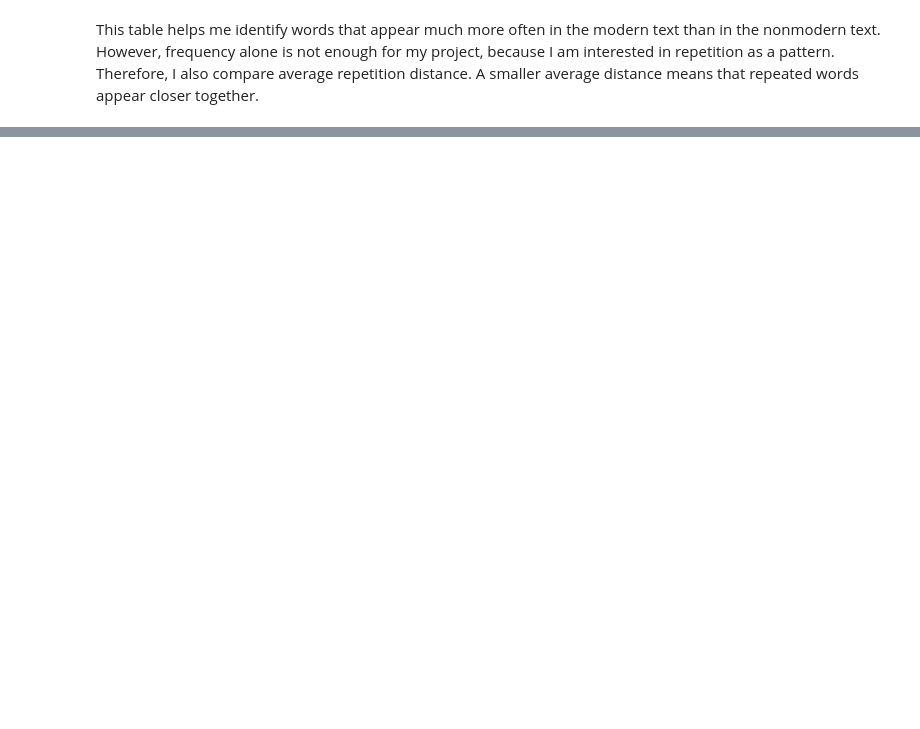
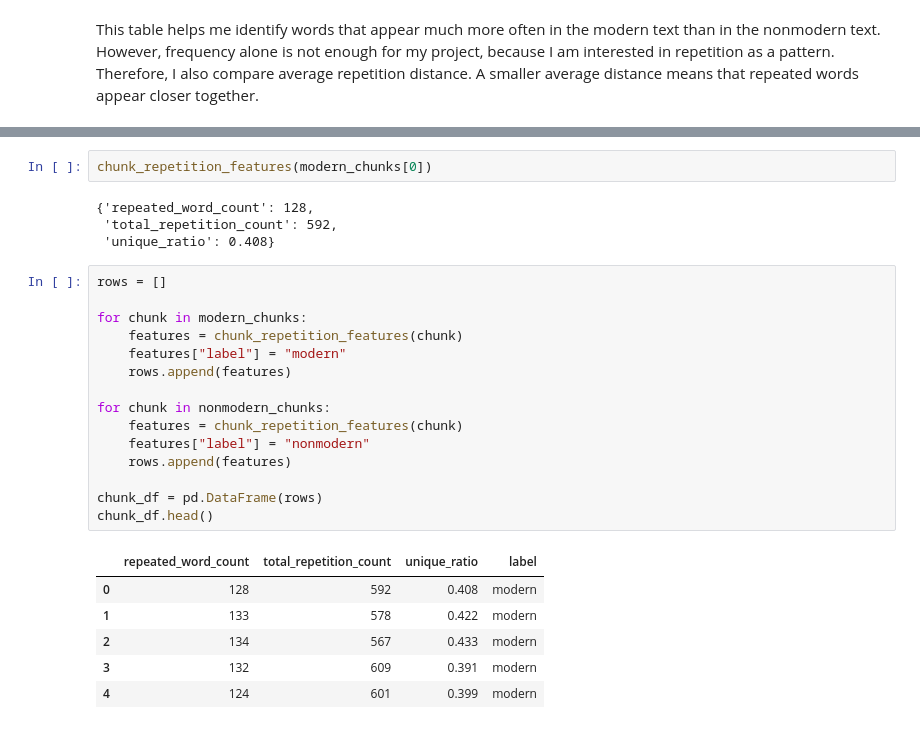
Before and after one commit to CiciXie-haotong/Modernism-Classifier, a Jupyter notebook: repetition_analysis.ipynb.ipynb, the cells around one changed output, grey strips where cells are left out. Saved outputs shown, nothing was run; the diff lists cells and outputs as text; blank space fills up the shorter version.

```diff
--- a/repetition_analysis.ipynb.ipynb
+++ b/repetition_analysis.ipynb.ipynb
@@ -877,0 +963,28 @@ A smaller average distance means that repeated words appear closer together.
+# %%
+chunk_repetition_features(modern_chunks[0])
+# %% [output]
+{'repeated_word_count': 128,
+ 'total_repetition_count': 592,
+ 'unique_ratio': 0.408}
+# %%
+rows = []
+
+for chunk in modern_chunks:
+    features = chunk_repetition_features(chunk)
+    features["label"] = "modern"
+    rows.append(features)
+
+for chunk in nonmodern_chunks:
+    features = chunk_repetition_features(chunk)
+    features["label"] = "nonmodern"
+    rows.append(features)
+
+chunk_df = pd.DataFrame(rows)
+chunk_df.head()
+# %% [output]
+|  | repeated_word_count | total_repetition_count | unique_ratio | label |
+| 0 | 128 | 592 | 0.408 | modern |
+| 1 | 133 | 578 | 0.422 | modern |
+| 2 | 134 | 567 | 0.433 | modern |
+| 3 | 132 | 609 | 0.391 | modern |
+| 4 | 124 | 601 | 0.399 | modern |
```
Also changed, not shown: parts of 15 cells of this notebook.
